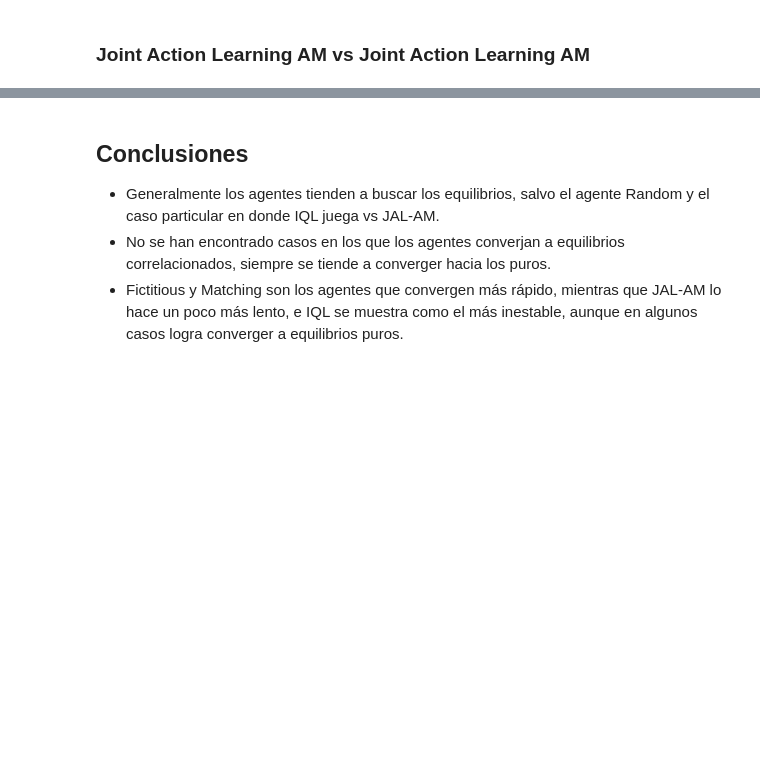
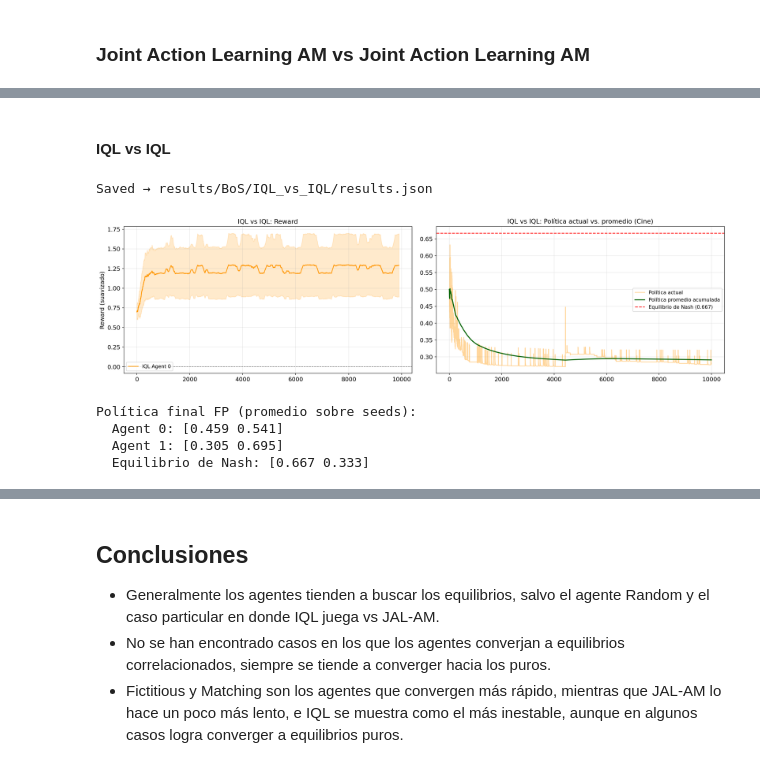
Before and after one commit to mmussio85/simultaneous-games, a Jupyter notebook: BoS.ipynb, the cells around one changed output, grey strips where cells are left out. Cells and saved outputs as stored; diff of their text form; code cells hidden in the pictures; blank space fills up the shorter version.

```diff
--- a/BoS.ipynb
+++ b/BoS.ipynb
@@ -304,0 +427,20 @@ plot_convergence(history, checkpoints, 'Convergencia: JAL-AM vs JAL-AM — BoS')
+# %% [markdown]
+#### IQL vs IQL
+# %%
+
+rewards_iql, pol0_iql, pol1_iql = run_experiment_and_plot(
+    BoS, IndependentQLearning, IndependentQLearning,
+    NE=NE_BOS, color=COLORS['IQL'],
+    game_name='BoS', experiment_name='IQL_vs_IQL',
+    agent0_label='IQL', agent1_label='IQL',
+    action_label='Cine', action_idx=0,
+    n_episodes=N_EPISODES, n_seeds=N_SEEDS,
+    agent0_kwargs=IQL_KWARGS, agent1_kwargs=IQL_KWARGS,
+)
+# %% [output]
+Saved → results/BoS/IQL_vs_IQL/results.json
+[figure, added]
+Política final FP (promedio sobre seeds):
+  Agent 0: [0.459 0.541]
+  Agent 1: [0.305 0.695]
+  Equilibrio de Nash: [0.667 0.333]
```
Also changed, not shown: parts of 37 cells of this notebook, 3 other files.
